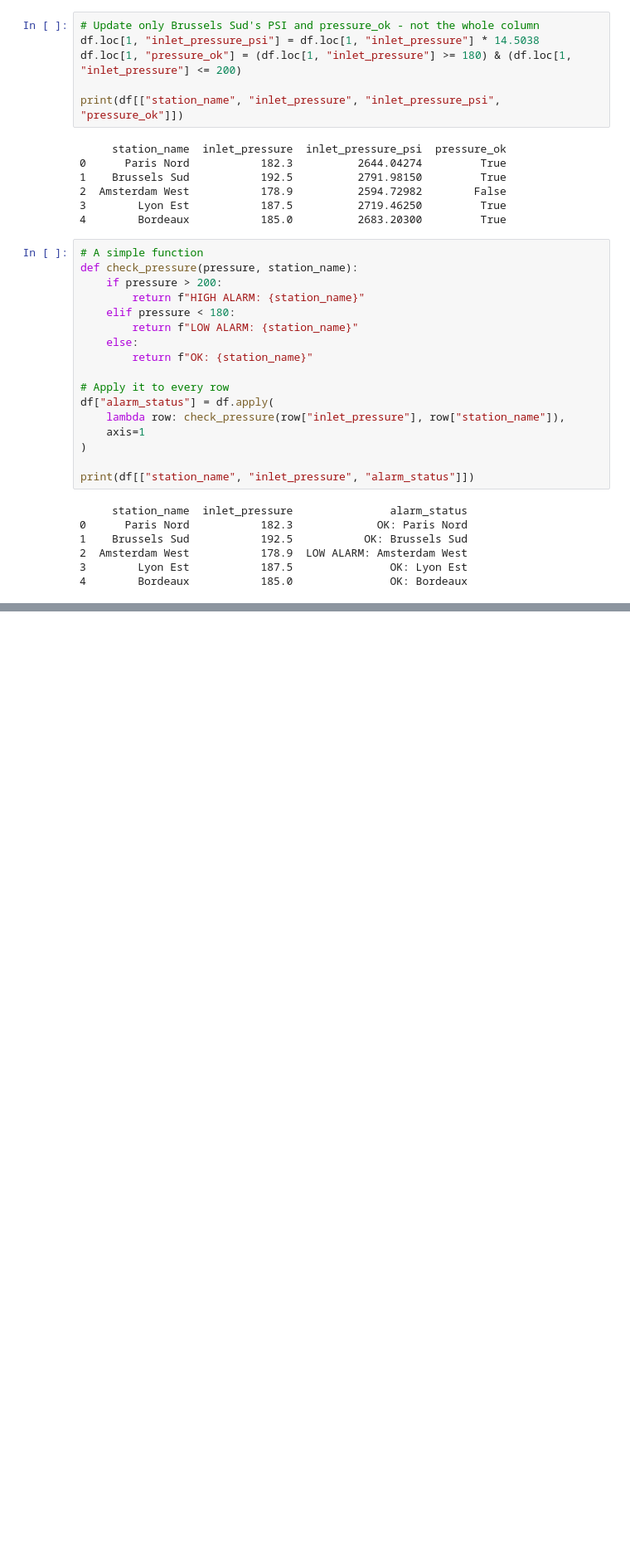
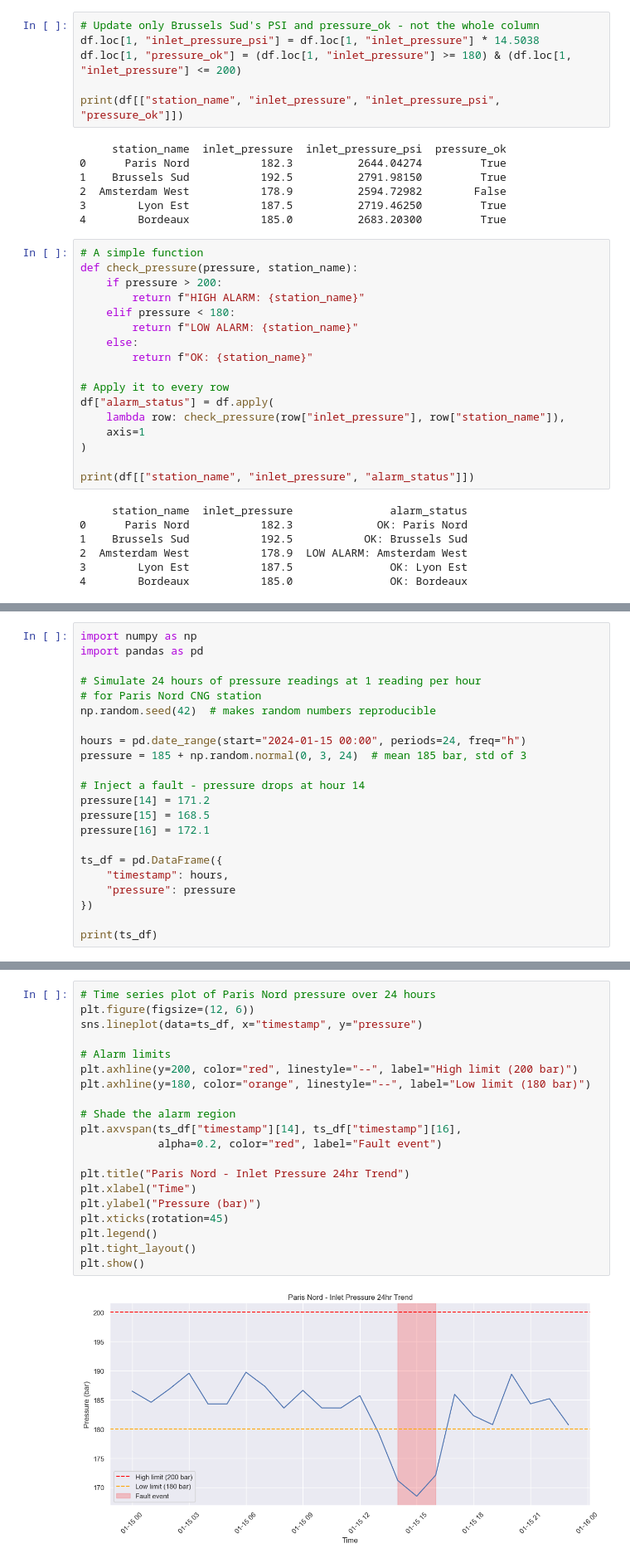
Before and after one commit to DavidRSDowling/industrial-ai, a Jupyter notebook: sprint1_python_foundations.ipynb, the cells around one changed output, grey strips where cells are left out. Shown at 83% size. Cells and saved outputs as stored; diff of their text form; blank space fills up the shorter version.

```diff
--- a/sprint1_python_foundations.ipynb
+++ b/sprint1_python_foundations.ipynb
@@ -348,0 +402,22 @@ print(df[["station_name", "inlet_pressure", "alarm_status"]])
+# %%
+import numpy as np
+import pandas as pd
+
+# Simulate 24 hours of pressure readings at 1 reading per hour
+# for Paris Nord CNG station
+np.random.seed(42)  # makes random numbers reproducible
+
+hours = pd.date_range(start="2024-01-15 00:00", periods=24, freq="h")
+pressure = 185 + np.random.normal(0, 3, 24)  # mean 185 bar, std of 3
+
+# Inject a fault - pressure drops at hour 14
+pressure[14] = 171.2
+pressure[15] = 168.5
+pressure[16] = 172.1
+
+ts_df = pd.DataFrame({
+    "timestamp": hours,
+    "pressure": pressure
+})
+
+print(ts_df)
@@ -348,0 +442,22 @@ print(df[["station_name", "inlet_pressure", "alarm_status"]])
+# %%
+# Time series plot of Paris Nord pressure over 24 hours
+plt.figure(figsize=(12, 6))
+sns.lineplot(data=ts_df, x="timestamp", y="pressure")
+
+# Alarm limits
+plt.axhline(y=200, color="red", linestyle="--", label="High limit (200 bar)")
+plt.axhline(y=180, color="orange", linestyle="--", label="Low limit (180 bar)")
+
+# Shade the alarm region
+plt.axvspan(ts_df["timestamp"][14], ts_df["timestamp"][16],
+            alpha=0.2, color="red", label="Fault event")
+
+plt.title("Paris Nord - Inlet Pressure 24hr Trend")
+plt.xlabel("Time")
+plt.ylabel("Pressure (bar)")
+plt.xticks(rotation=45)
+plt.legend()
+plt.tight_layout()
+plt.show()
+# %% [output]
+[figure, added]
```
Also changed, not shown: parts of 9 cells of this notebook.
